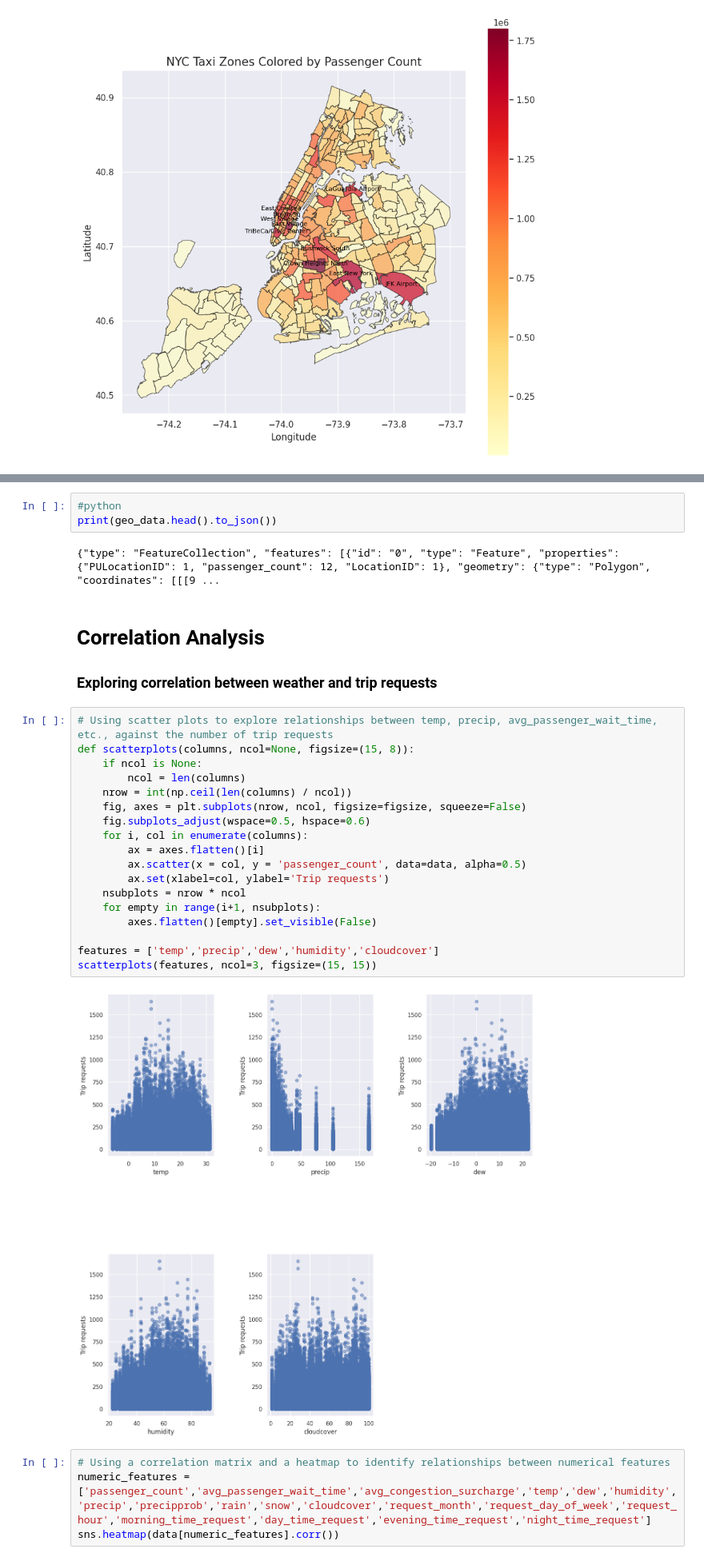
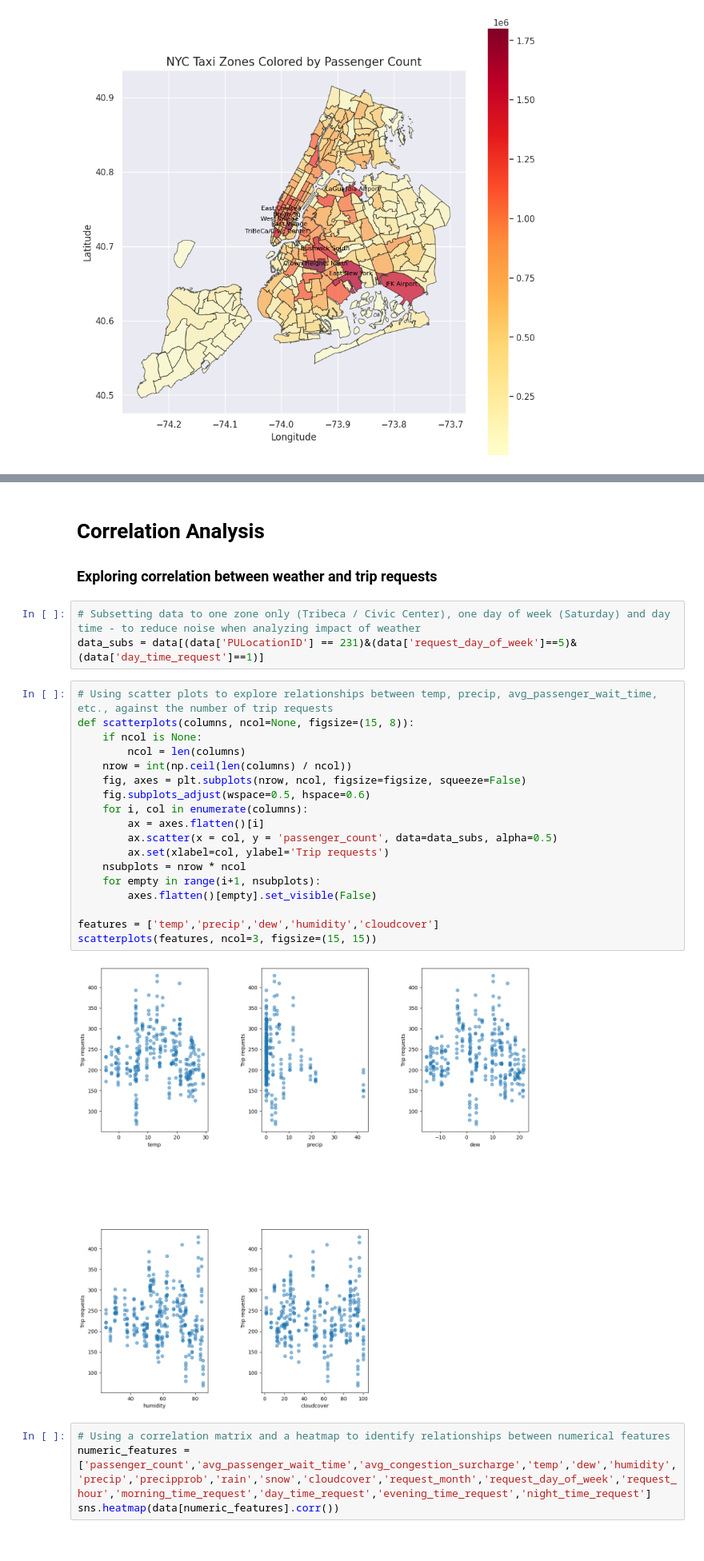
Before and after one commit to NataliaShchegl0va/Capstone-3-Uber-Rides, a Jupyter notebook: 02_EDA.ipynb, the cells around one changed output, grey strips where cells are left out. Shown at 80% size. Drawn from its saved outputs; the diff is of its cells as text.

```diff
--- a/02_EDA.ipynb
+++ b/02_EDA.ipynb
@@ -375,31 +334,29 @@ AssertionError: The field PULocationID is not available in the data. Choose from
-# %%
-#python
-print(geo_data.head().to_json())
-# %% [output]
-{"type": "FeatureCollection", "features": [{"id": "0", "type": "Feature", "properties": {"PULocationID": 1, "passenger_count": 12, "LocationID": 1}, "geometry": {"type": "Polygon", "coordinates": [[[9 ...
 # %% [markdown]
 # Correlation Analysis
 ### Exploring correlation between weather and trip requests
+# %%
+# Subsetting data to one zone only (Tribeca / Civic Center), one day of week (Saturday) and day time - to reduce noise when analyzing impact of weather
+data_subs = data[(data['PULocationID'] == 231)&(data['request_day_of_week']==5)&(data['day_time_request']==1)]
 # %%
 # Using scatter plots to explore relationships between temp, precip, avg_passenger_wait_time, etc., against the number of trip requests
 def scatterplots(columns, ncol=None, figsize=(15, 8)):
     if ncol is None:
         ncol = len(columns)
     nrow = int(np.ceil(len(columns) / ncol))
     fig, axes = plt.subplots(nrow, ncol, figsize=figsize, squeeze=False)
     fig.subplots_adjust(wspace=0.5, hspace=0.6)
     for i, col in enumerate(columns):
         ax = axes.flatten()[i]
-        ax.scatter(x = col, y = 'passenger_count', data=data, alpha=0.5)
+        ax.scatter(x = col, y = 'passenger_count', data=data_subs, alpha=0.5)
         ax.set(xlabel=col, ylabel='Trip requests')
     nsubplots = nrow * ncol
     for empty in range(i+1, nsubplots):
         axes.flatten()[empty].set_visible(False)
 
 features = ['temp','precip','dew','humidity','cloudcover']
 scatterplots(features, ncol=3, figsize=(15, 15))
 # %% [output]
-[figure, old version]
+[figure, new version]
 # %%
 # Using a correlation matrix and a heatmap to identify relationships between numerical features
 numeric_features = ['passenger_count','avg_passenger_wait_time','avg_congestion_surcharge','temp','dew','humidity','precip','precipprob','rain','snow','cloudcover','request_month','request_day_of_week','request_hour','morning_time_request','day_time_request','evening_time_request','night_time_request']
```
Also changed, not shown: parts of 3 cells of this notebook.
